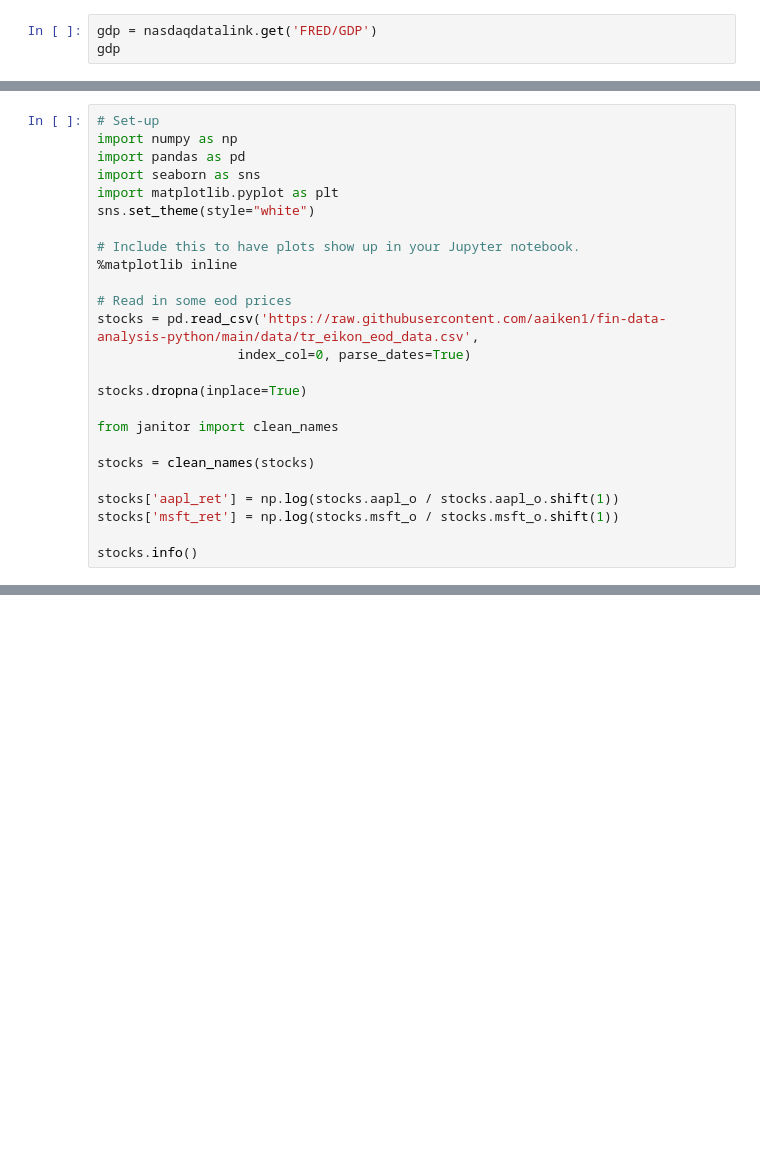
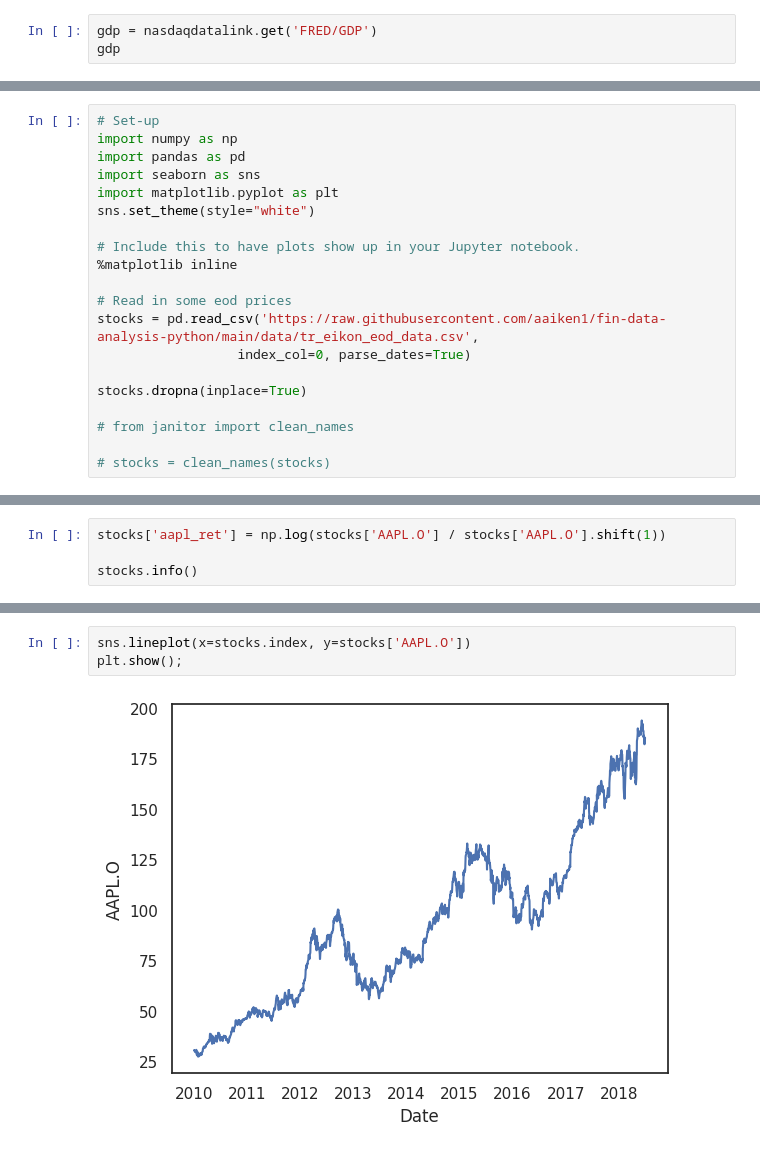
Before and after one commit to thetommymeyer/fin-data-analysis-spring2024, a Jupyter notebook: feb27class.ipynb, the cells around one changed output, grey strips where cells are left out. Drawn from its saved outputs; the diff is of its cells as text; blank space fills up the shorter version.

```diff
--- a/feb27class.ipynb
+++ b/feb27class.ipynb
@@ -101,11 +45,6 @@ stocks = pd.read_csv('https://raw.githubusercontent.com/aaiken1/fin-data-analysi
 
 stocks.dropna(inplace=True)
 
-from janitor import clean_names
+# from janitor import clean_names
 
-stocks = clean_names(stocks)
-
-stocks['aapl_ret'] = np.log(stocks.aapl_o / stocks.aapl_o.shift(1))
-stocks['msft_ret'] = np.log(stocks.msft_o / stocks.msft_o.shift(1))
-
-stocks.info()
+# stocks = clean_names(stocks)
@@ -113,0 +68,4 @@ ModuleNotFoundError: No module named 'ConfigParser'
+# %%
+stocks['aapl_ret'] = np.log(stocks['AAPL.O'] / stocks['AAPL.O'].shift(1))
+
+stocks.info()
@@ -113,0 +93,5 @@ ModuleNotFoundError: No module named 'ConfigParser'
+# %%
+sns.lineplot(x=stocks.index, y=stocks['AAPL.O'])
+plt.show();
+# %% [output]
+[figure, added]
```
Also changed, not shown: parts of 8 cells of this notebook.
